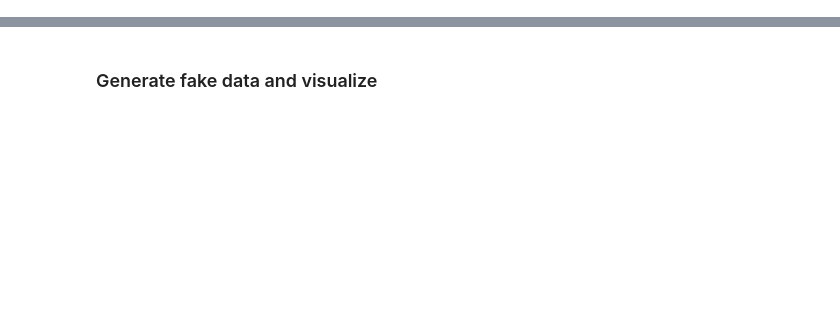
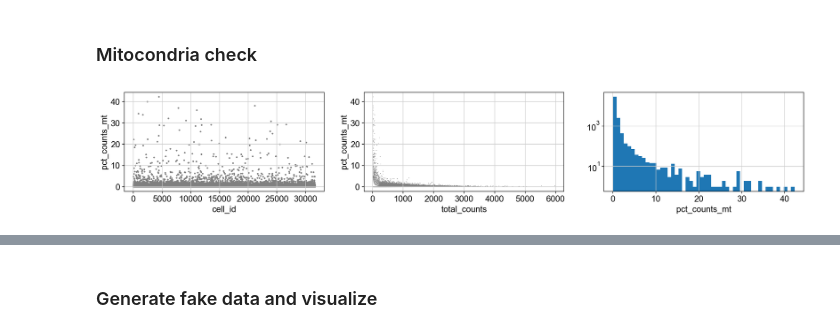
Before and after one commit to broadinstitute/tissue_purifier, a Jupyter notebook: notebooks/tp_02_validation_PYRO.ipynb, the cells around one changed output, grey strips where cells are left out. Saved outputs shown, nothing was run; the diff lists cells and outputs as text; code cells hidden in the pictures; blank space fills up the shorter version.

```diff
--- a/notebooks/tp_02_validation_PYRO.ipynb
+++ b/notebooks/tp_02_validation_PYRO.ipynb
@@ -14,0 +162,11 @@ import pandas
+# %% [markdown]
+### Mitocondria check
+# %%
+fig, axes = plt.subplots(ncols=3, figsize=(20,3))
+
+_ = sc.pl.scatter(adata, x='cell_id', y='pct_counts_mt', ax=axes[0], size=30, show=False)
+_ = sc.pl.scatter(adata, x='total_counts', y='pct_counts_mt', ax=axes[1], show=False)
+_ = axes[2].hist(adata.obs['pct_counts_mt'], bins=50, density=False, log=True)
+_ = axes[2].set_xlabel("pct_counts_mt")
+# %% [output]
+[figure, added]
```
Also changed, not shown: parts of 37 cells of this notebook, 3 other files.
